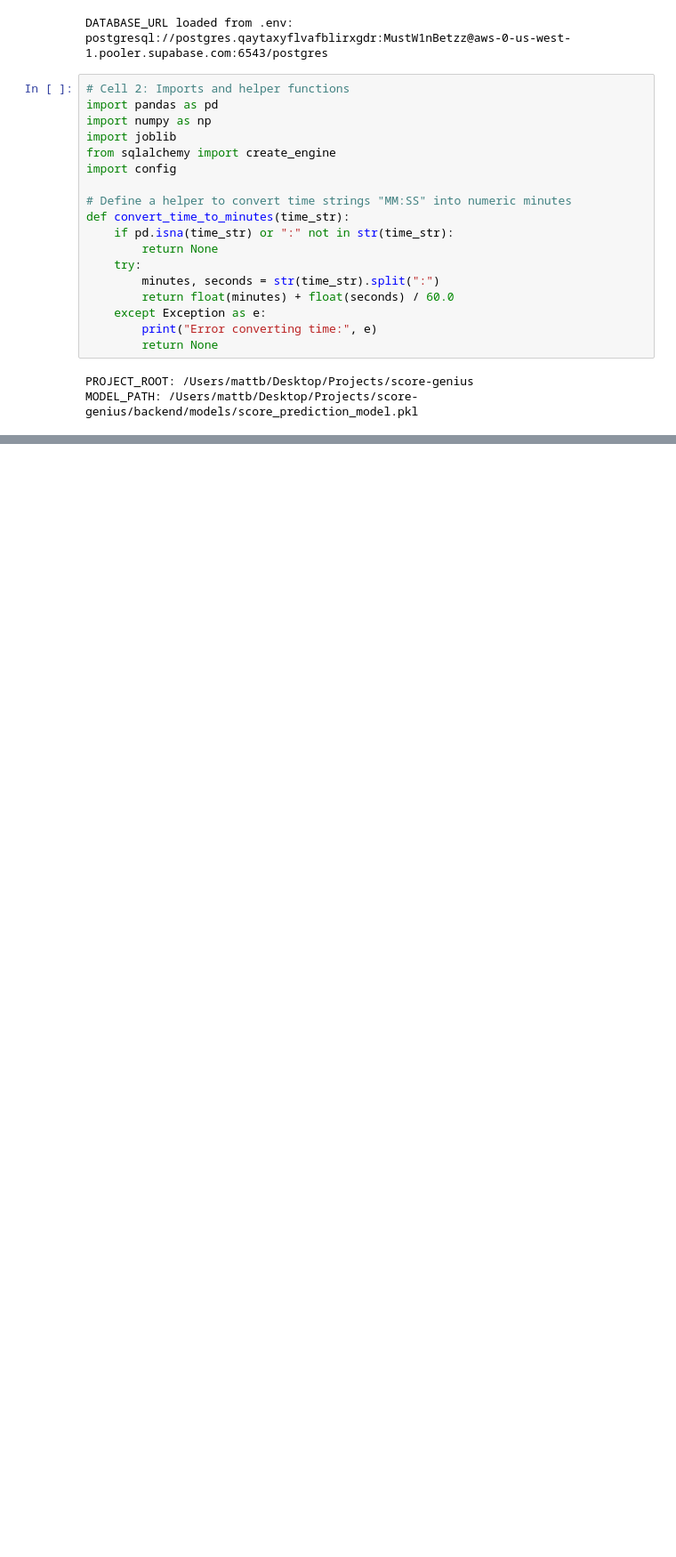
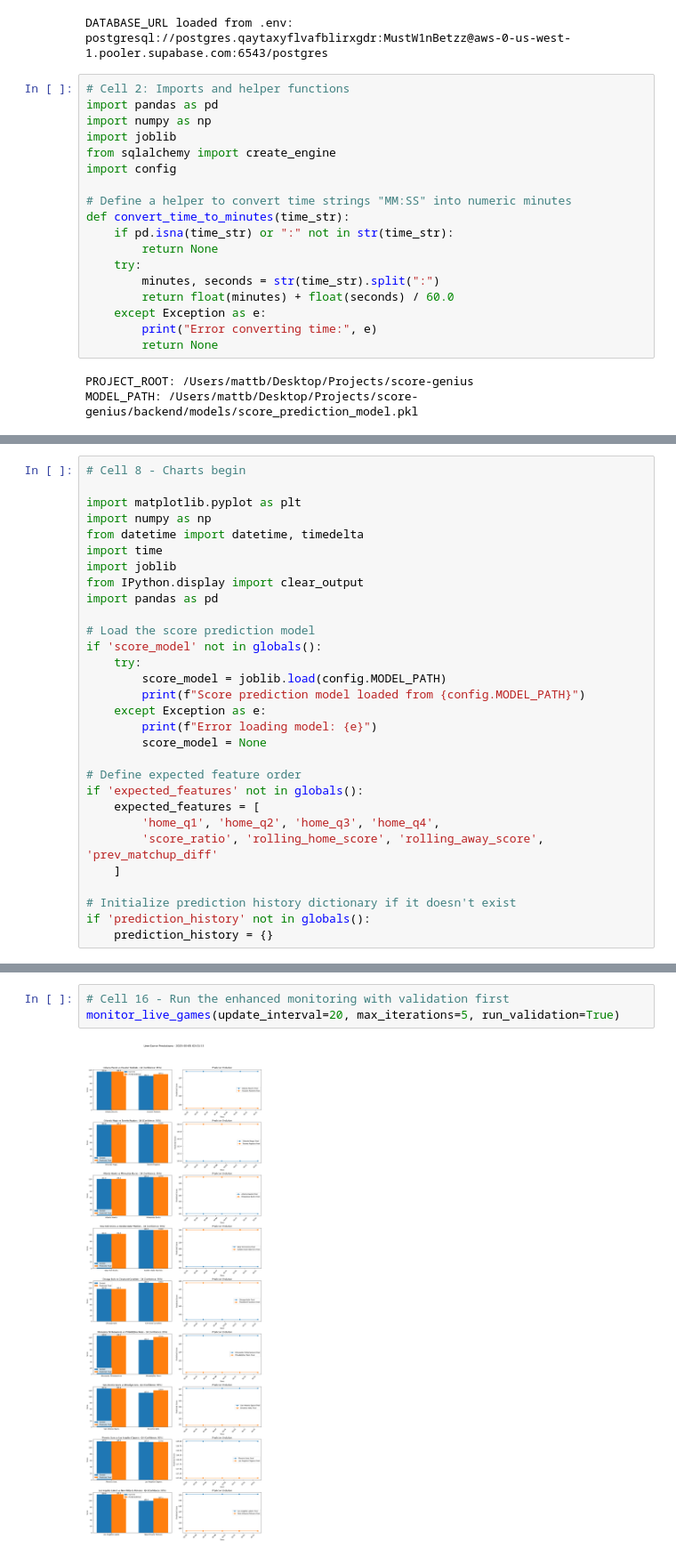
Before and after one commit to themattbirch/score-genius, a Jupyter notebook: notebooks/Score_Prediction_Experiment.ipynb, the cells around one changed output, grey strips where cells are left out. Shown at 89% size. Drawn from its saved outputs; the diff is of its cells as text; blank space fills up the shorter version.

Commit message:
New models

```diff
--- a/notebooks/Score_Prediction_Experiment.ipynb
+++ b/notebooks/Score_Prediction_Experiment.ipynb
@@ -823,0 +853,30 @@ Loaded trained model from: /Users/mattb/Desktop/Projects/score-genius/backend/mo
+# %%
+# Cell 8 - Charts begin
+
+import matplotlib.pyplot as plt
+import numpy as np
+from datetime import datetime, timedelta
+import time
+import joblib
+from IPython.display import clear_output
+import pandas as pd
+
+# Load the score prediction model
+if 'score_model' not in globals():
+    try:
+        score_model = joblib.load(config.MODEL_PATH)
+        print(f"Score prediction model loaded from {config.MODEL_PATH}")
+    except Exception as e:
+        print(f"Error loading model: {e}")
+        score_model = None
+
+# Define expected feature order
+if 'expected_features' not in globals():
+    expected_features = [
+        'home_q1', 'home_q2', 'home_q3', 'home_q4',
+        'score_ratio', 'rolling_home_score', 'rolling_away_score', 'prev_matchup_diff'
+    ]
+
+# Initialize prediction history dictionary if it doesn't exist
+if 'prediction_history' not in globals():
+    prediction_history = {}
@@ -823,0 +1662,5 @@ Loaded trained model from: /Users/mattb/Desktop/Projects/score-genius/backend/mo
+# %%
+# Cell 16 - Run the enhanced monitoring with validation first
+monitor_live_games(update_interval=20, max_iterations=5, run_validation=True)
+# %% [output]
+[figure, added]
```
Also changed, not shown: parts of 14 cells of this notebook, 4 other files.
